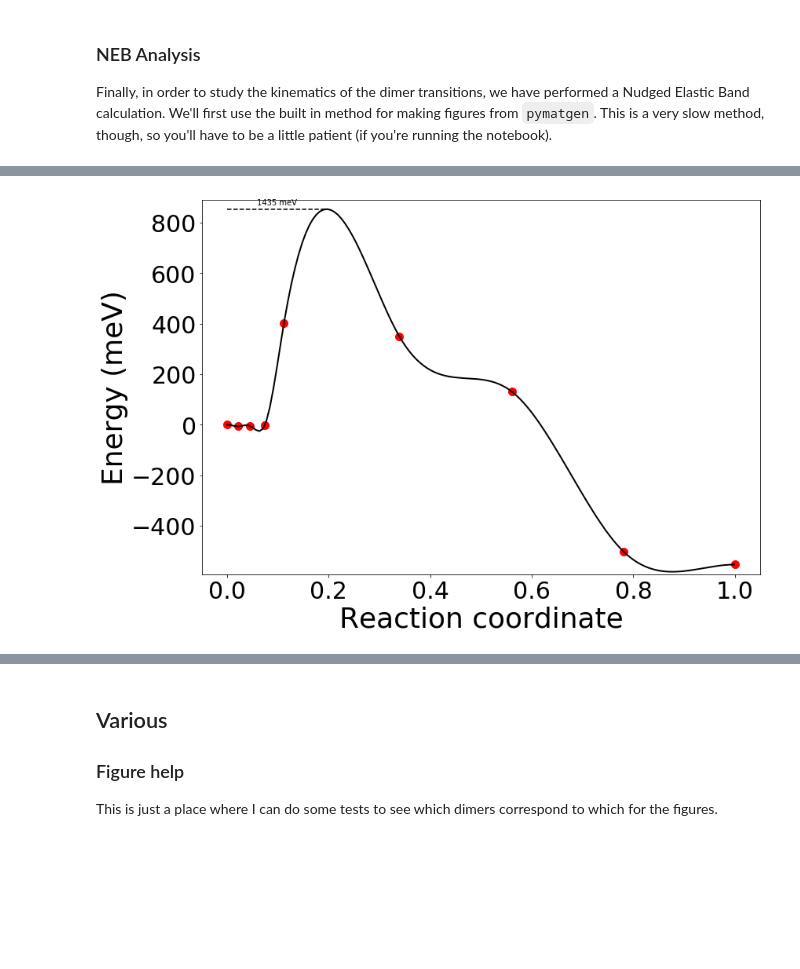
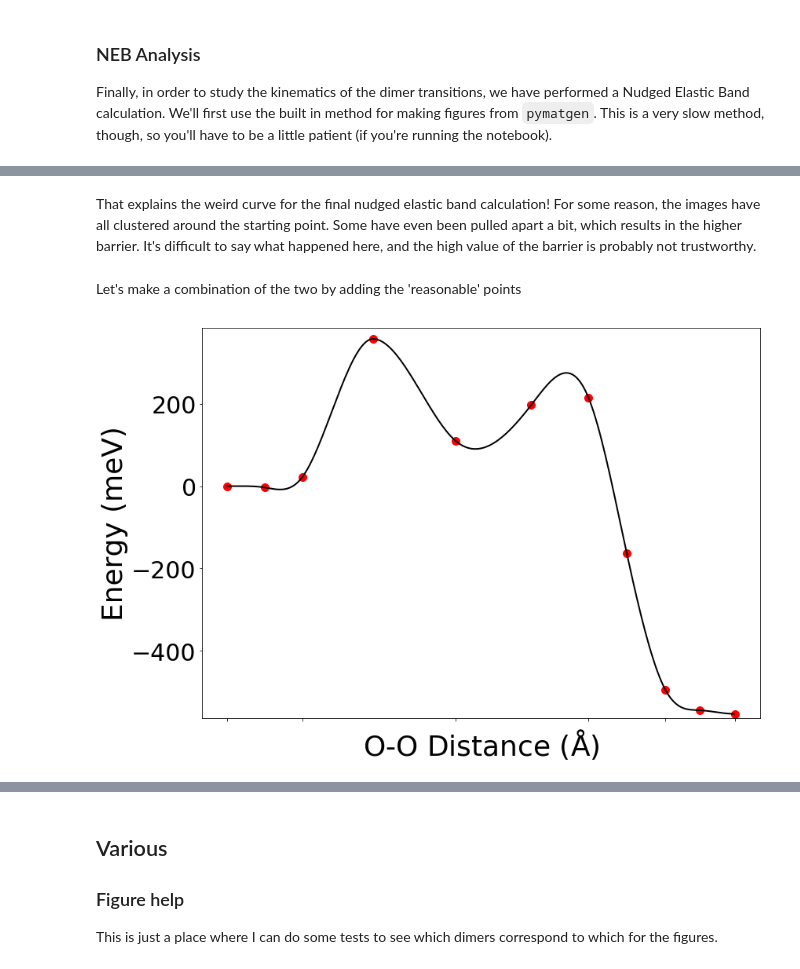
Before and after one commit to CaptainDasheng/jupyter, a Jupyter notebook: dimer_analysis/dimer_analysis.ipynb, the cells around one changed output, grey strips where cells are left out. Drawn from its saved outputs; the diff is of its cells as text; code cells hidden in the pictures; blank space fills up the shorter version.

```diff
--- a/dimer_analysis/dimer_analysis.ipynb
+++ b/dimer_analysis/dimer_analysis.ipynb
@@ -366,11 +424,12 @@ Finally, in order to study the kinematics of the dimer transitions, we have perf
+# %% [markdown]
+That explains the weird curve for the final nudged elastic band calculation! For some reason, the images have all clustered around the starting point. Some have even been pulled apart a bit, which results in the higher barrier. It's difficult to say what happened here, and the high value of the barrier is probably not trustworthy.
+# %% [markdown]
+Let's make a combination of the two by adding the 'reasonable' points
 # %%
-from pymatgen.analysis.transition_state import NEBAnalysis
-
-neb_80_49 = NEBAnalysis.from_dir(
-    os.path.join(pybat_data_dir, "Li2MnO3/0.5/O1-1a/2x2x2/dftu_dimers/dimer_80_49/")
+neb_80_49 = pb.DimerNEBAnalysis.from_dir(
+    os.path.join(pybat_data_dir, "Li2MnO3/0.5/o1-1a/2x2x2/dftu_dimers/dimer_80_49_combination")
 )
+neb_80_49.setup_spline({"saddle_point": "zero_slope"})
+neb_80_49.get_plot(label_barrier=False).show()
+# %% [output]
+[figure, added]
-# %%
-fig = neb_80_49.get_plot()
-fig.show()
-# %% [output]
-[figure, removed]
```
Also changed, not shown: parts of 15 cells of this notebook.
